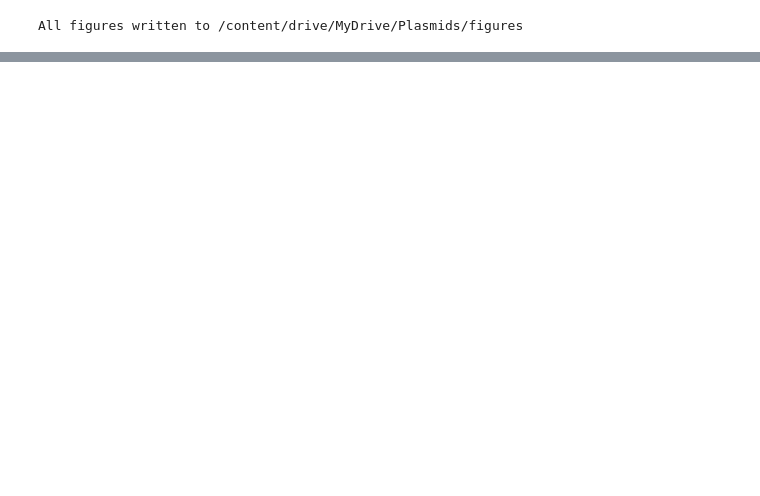
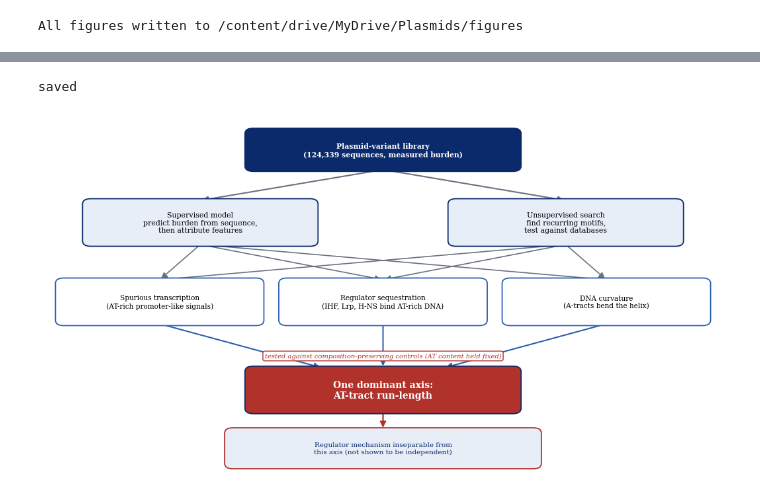
Before and after one commit to bdashti/Latest-Plasmid-Model, a Jupyter notebook: Copy_of_Phase_3_Figures_colab_v2.ipynb, the cells around one changed output, grey strips where cells are left out. Cells and saved outputs as stored; diff of their text form; code cells hidden in the pictures; blank space fills up the shorter version.

```diff
--- a/Copy_of_Phase_3_Figures_colab_v2.ipynb
+++ b/Copy_of_Phase_3_Figures_colab_v2.ipynb
@@ -596,0 +792,65 @@ All figures written to /content/drive/MyDrive/Plasmids/figures
+# %%
+# =====================================================================
+# FIGURE 2 - Project overview schematic (Colab-runnable)
+# Place at the END OF THE INTRODUCTION, after:
+#   "...proves inseparable from that property on sequence alone."
+# =====================================================================
+import matplotlib.pyplot as plt
+from matplotlib.patches import FancyBboxPatch, FancyArrowPatch
+import matplotlib as mpl
+mpl.rcParams.update({'font.family':'serif','font.size':9})
+NAVY='#0A2A6B'; BLUE='#2E5FB0'; GREY='#6B7280'; RED='#B0322B'; LIGHT='#E8EEF7'
+
+fig, ax = plt.subplots(figsize=(10.5, 5.6)); ax.set_xlim(0,10); ax.set_ylim(0,8.0); ax.axis('off')
+
+# store box rects so arrows can connect to edges
+BOXES={}
+def box(key,x,y,w,h,text,fc=LIGHT,ec=NAVY,tc='black',fs=8.5,bold=False):
+    ax.add_patch(FancyBboxPatch((x,y),w,h,boxstyle="round,pad=0.04,rounding_size=0.12",fc=fc,ec=ec,lw=1.3,zorder=2))
+    ax.text(x+w/2,y+h/2,text,ha='center',va='center',fontsize=fs,color=tc,fontweight='bold' if bold else 'normal',zorder=3)
+    BOXES[key]=(x,y,w,h)
+def top(key):    x,y,w,h=BOXES[key]; return (x+w/2, y+h)
+def bottom(key): x,y,w,h=BOXES[key]; return (x+w/2, y)
+def A(p1,p2,color=GREY,lw=1.5):
+    ax.add_patch(FancyArrowPatch(p1,p2,arrowstyle='-|>',mutation_scale=13,lw=lw,color=color,zorder=1))
+
+# ---- boxes ----
+box('lib',3.0,6.85,4.0,0.9,"Plasmid-variant library\n(124,339 sequences, measured burden)",fc=NAVY,tc='white',fs=7.8,bold=True)
+box('sup',0.6,5.15,3.4,1.0,"Supervised model\npredict burden from sequence,\nthen attribute features",fc=LIGHT,fs=7.9)
+box('uns',6.0,5.15,3.4,1.0,"Unsupervised search\nfind recurring motifs,\ntest against databases",fc=LIGHT,fs=7.9)
+box('spur',0.2,3.35,3.0,1.0,"Spurious transcription\n(AT-rich promoter-like signals)",fc='white',ec=BLUE,fs=7.6)
+box('seq', 3.5,3.35,3.0,1.0,"Regulator sequestration\n(IHF, Lrp, H-NS bind AT-rich DNA)",fc='white',ec=BLUE,fs=7.6)
+box('curv',6.8,3.35,3.0,1.0,"DNA curvature\n(A-tracts bend the helix)",fc='white',ec=BLUE,fs=7.6)
+box('axis',3.0,1.35,4.0,1.0,"One dominant axis:\nAT-tract run-length",fc=RED,tc='white',fs=10,bold=True)
+box('concl',2.7,0.1,4.6,0.85,"Regulator mechanism inseparable from\nthis axis (not shown to be independent)",fc=LIGHT,ec=RED,tc=NAVY,fs=7.5)
+
+# ---- arrows: library -> two arms (from box bottom to box top) ----
+A(bottom('lib'), top('sup'), GREY)
+A(bottom('lib'), top('uns'), GREY)
+
+# ---- arms -> mechanisms: each arm feeds all three (fan), from arm bottom to mechanism top ----
+for m in ['spur','seq','curv']:
+    A(bottom('sup'), top(m), GREY, lw=1.2)
+    A(bottom('uns'), top(m), GREY, lw=1.2)
+
+# ---- controls band (boxed red text) sits between mechanisms and axis ----
+ax.text(5,2.62,"tested against composition-preserving controls (AT content held fixed)",
+        ha='center',va='center',fontsize=7.2,style='italic',color=RED,zorder=6,
+        bbox=dict(boxstyle='round,pad=0.28',fc='white',ec=RED,lw=1.0))
+
+# ---- mechanisms -> axis: each box bottom converges to axis top (through/around the text band) ----
+ax_top = top('axis')  # (5.0, 2.6)
+A(bottom('spur'), (ax_top[0]-0.9, ax_top[1]), BLUE, lw=1.5)
+A(bottom('seq'),  (ax_top[0],     ax_top[1]), BLUE, lw=1.5)
+A(bottom('curv'), (ax_top[0]+0.9, ax_top[1]), BLUE, lw=1.5)
+
+# ---- axis -> conclusion ----
+A(bottom('axis'), top('concl'), RED, lw=1.6)
+
+plt.tight_layout()
+plt.savefig('figure2_project_overview.png',dpi=400,bbox_inches='tight')
+print("saved")
+# from google.colab import files; files.download('figure2_project_overview.png')
+# %% [output]
+saved
+[figure, added]
```
Also changed, not shown: parts of 3 cells of this notebook.
